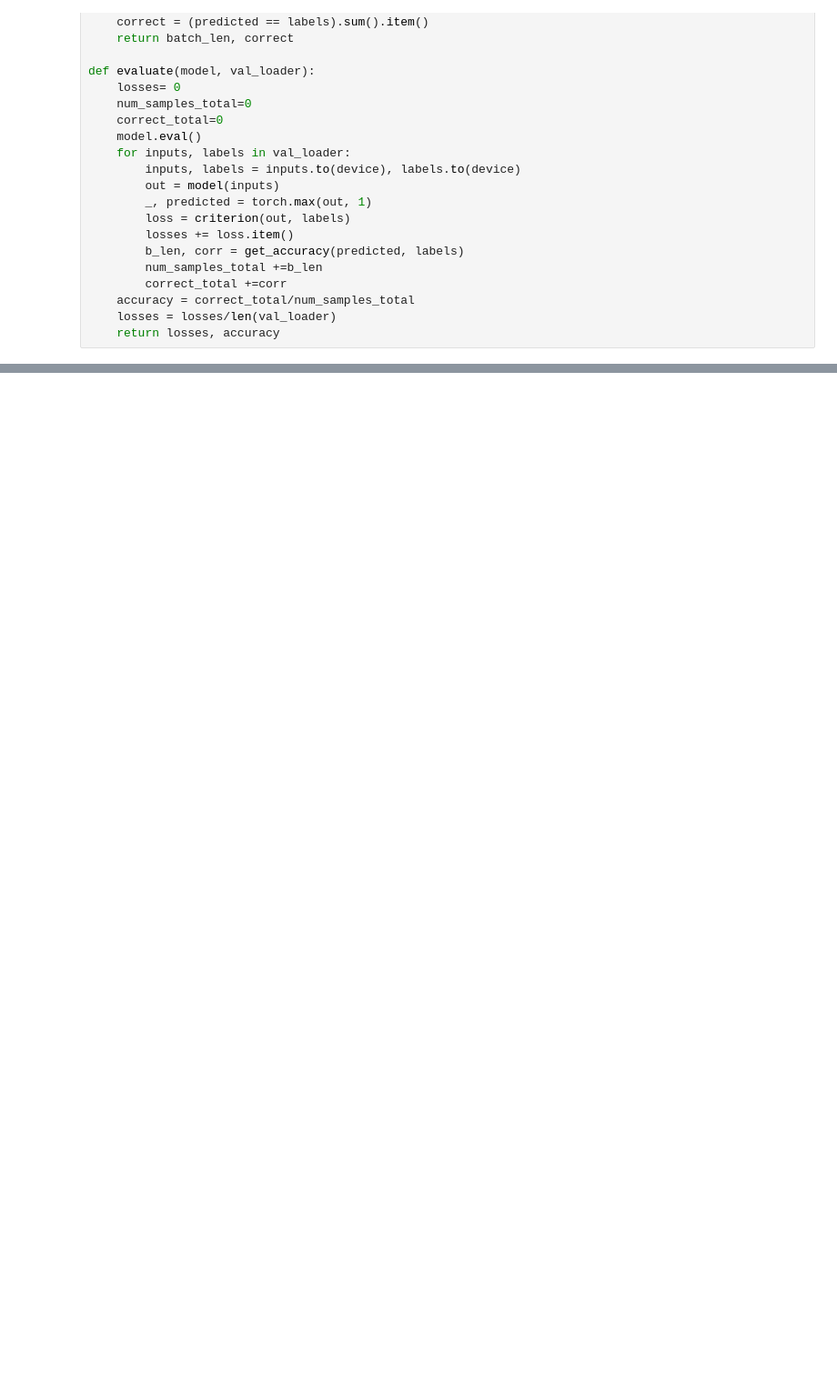
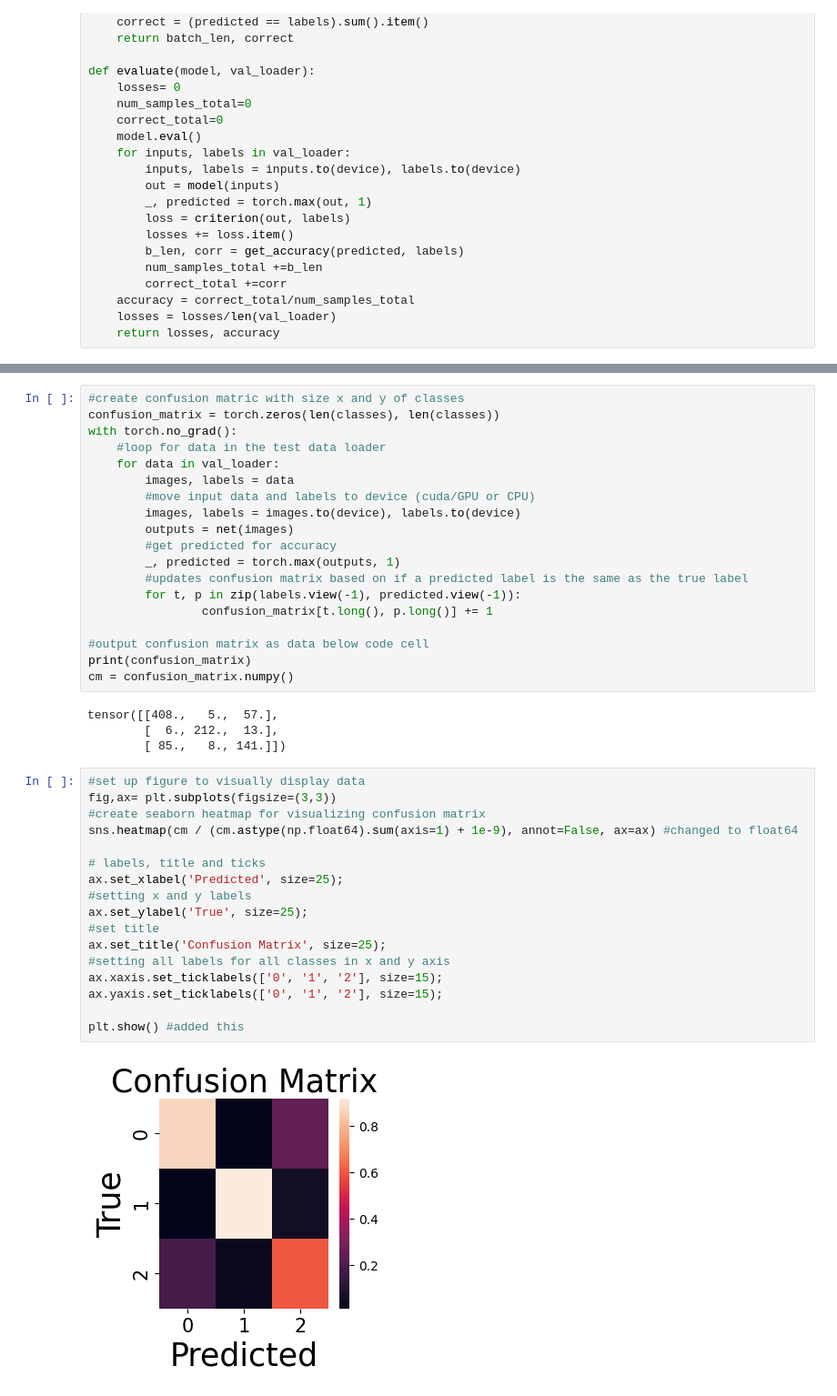
Before and after one commit to EthanPKittell/pneumonia_classification, a Jupyter notebook: PneumoniaClassification.ipynb, the cells around one changed output, grey strips where cells are left out. Shown at 91% size. Saved outputs shown, nothing was run; the diff lists cells and outputs as text; blank space fills up the shorter version.

```diff
--- a/PneumoniaClassificatio.ipynb
+++ b/PneumoniaClassification.ipynb
@@ -504,0 +647,42 @@ Finished Training
+# %%
+#create confusion matric with size x and y of classes
+confusion_matrix = torch.zeros(len(classes), len(classes))
+with torch.no_grad():
+    #loop for data in the test data loader
+    for data in val_loader:
+        images, labels = data
+        #move input data and labels to device (cuda/GPU or CPU)
+        images, labels = images.to(device), labels.to(device)
+        outputs = net(images)
+        #get predicted for accuracy
+        _, predicted = torch.max(outputs, 1)
+        #updates confusion matrix based on if a predicted label is the same as the true label
+        for t, p in zip(labels.view(-1), predicted.view(-1)):
+                confusion_matrix[t.long(), p.long()] += 1
+
+#output confusion matrix as data below code cell
+print(confusion_matrix)
+cm = confusion_matrix.numpy()
+# %% [output]
+tensor([[408.,   5.,  57.],
+        [  6., 212.,  13.],
+        [ 85.,   8., 141.]])
+# %%
+#set up figure to visually display data
+fig,ax= plt.subplots(figsize=(3,3))
+#create seaborn heatmap for visualizing confusion matrix
+sns.heatmap(cm / (cm.astype(np.float64).sum(axis=1) + 1e-9), annot=False, ax=ax) #changed to float64
+
+# labels, title and ticks
+ax.set_xlabel('Predicted', size=25);
+#setting x and y labels
+ax.set_ylabel('True', size=25);
+#set title
+ax.set_title('Confusion Matrix', size=25);
+#setting all labels for all classes in x and y axis
+ax.xaxis.set_ticklabels(['0', '1', '2'], size=15);
+ax.yaxis.set_ticklabels(['0', '1', '2'], size=15);
+
+plt.show() #added this
+# %% [output]
+[figure, added]
```
Also changed, not shown: parts of 7 cells of this notebook, 1 other file.
